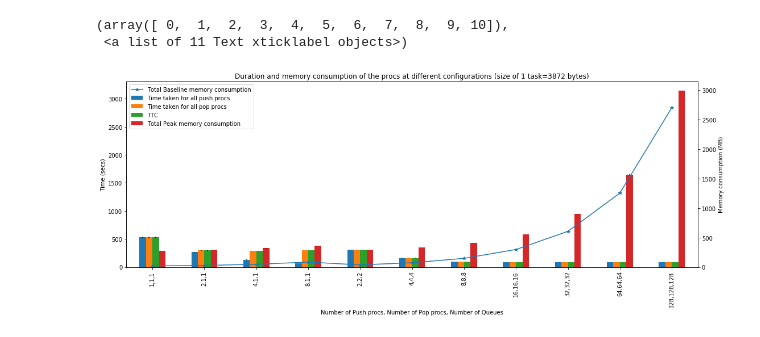
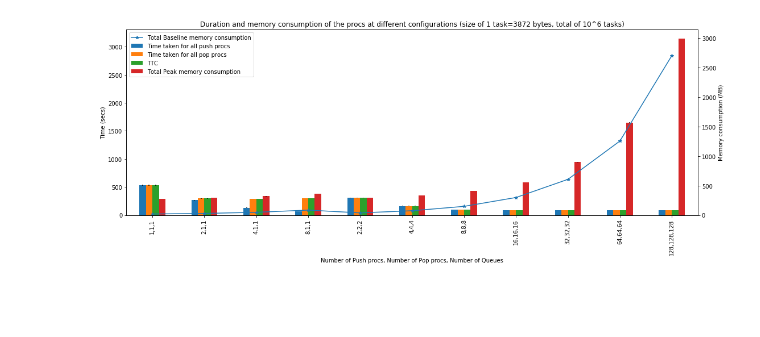
Before and after one commit to radical-cybertools/radical.entk, a Jupyter notebook: design_helpers/procs_throughput/analyzer-fixed-task-2.ipynb, the cells around one changed output. Saved outputs shown, nothing was run; the diff lists cells and outputs as text; code cells hidden in the pictures; blank space fills up the shorter version.

```diff
--- a/design_helpers/procs_throughput/analyzer-fixed-task-2.ipynb
+++ b/design_helpers/procs_throughput/analyzer-fixed-task-2.ipynb
@@ -424,30 +414,30 @@ for num_push_procs in num_push_procs_list_2:
 # %%
 #print df
 #print df_err
 
 fig,ax = plt.subplots(1,1)
 fig.set_size_inches(18,6)
 
 df3 = df['Total Baseline memory consumption']
 ax3 = df3.plot(ax=ax,use_index=True,kind='line',marker='*')
 
 ax1 = df.plot(ax=ax, kind='bar', y=['Time taken for all push procs','Time taken for all pop procs','TTC', 'Total Peak memory consumption'],
               yerr=df_err,
-              title='Duration and memory consumption of the procs at different configurations (size of 1 task=3872 bytes)', use_index = True)
+              title='Duration and memory consumption of the procs at different configurations (size of 1 task=3872 bytes, total of 10^6 tasks)', use_index = True)
 
 df2 = pd.DataFrame(columns=['Total Peak memory consumption'], index=df.index)
 ax2 = df2.plot(ax=ax, kind='bar', secondary_y=True, use_index=True)
 
 ax1.set_xlabel('Number of Push procs, Number of Pop procs, Number of Queues')
 ax1.set_ylabel('Time (secs)')
 ax2.set_ylabel('Memory consumption (MB)')
 ax2.set_ylim(0,df['Total Peak memory consumption'].max())
 
 patches, labels = ax1.get_legend_handles_labels()
 
 ax1.legend(patches, labels, loc='best')
-plt.xticks(rotation=0)
+plt.xticks(rotation=90)
+
+plt.savefig('ttc_mem_task_3872b.png')
 # %% [output]
-(array([ 0,  1,  2,  3,  4,  5,  6,  7,  8,  9, 10]),
- <a list of 11 Text xticklabel objects>)
-[figure, old version]
+[figure, new version]
```
Also changed, not shown: parts of 2 cells of this notebook, 22 other files.
